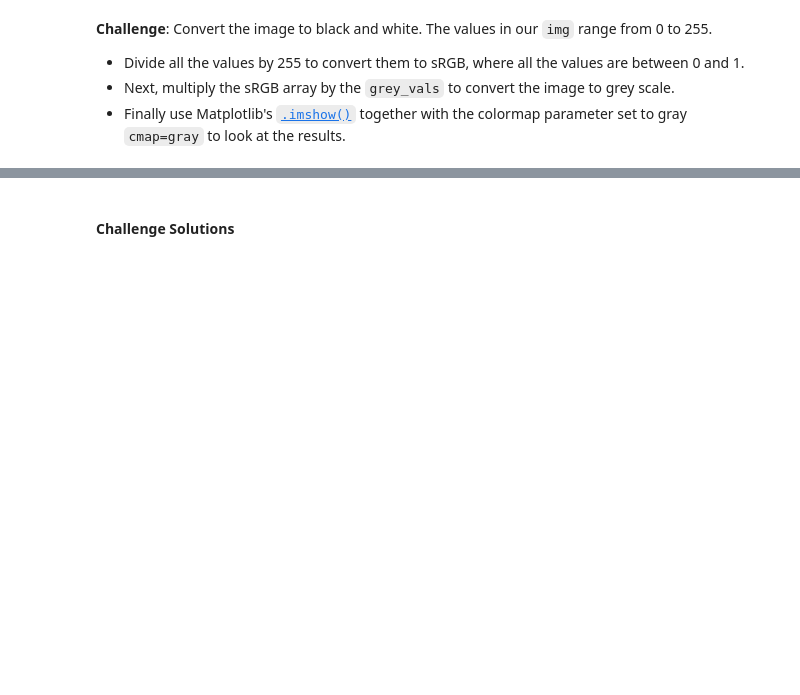
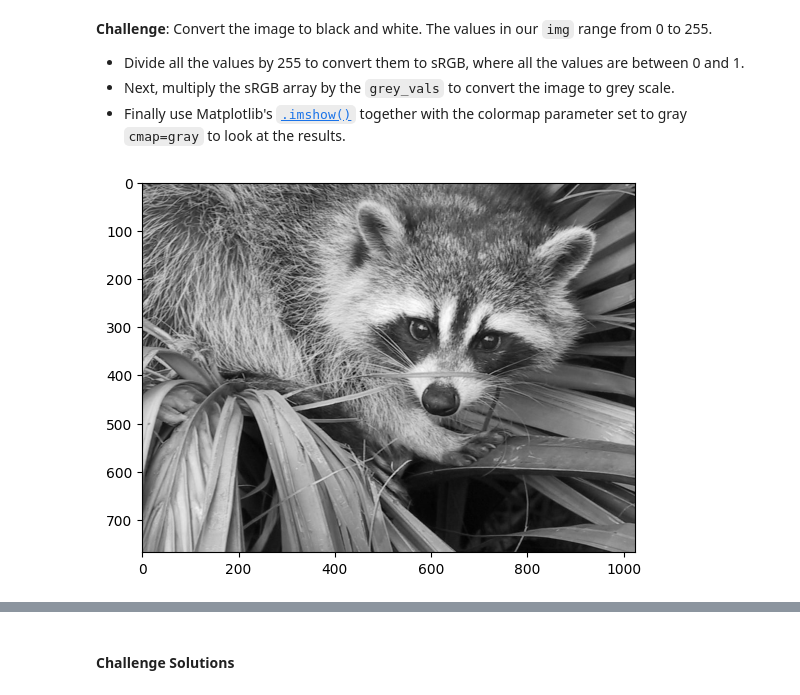
Before and after one commit to Jeff-Nibbs/numpy-arrays, a Jupyter notebook: Computation_with_NumPy_and_N_Dimensional_Arrays_(start).ipynb, the cells around one changed output, grey strips where cells are left out. Cells and saved outputs as stored; diff of their text form; code cells hidden in the pictures; blank space fills up the shorter version.

```diff
--- a/Computation_with_NumPy_and_N_Dimensional_Arrays_(start).ipynb
+++ b/Computation_with_NumPy_and_N_Dimensional_Arrays_(start).ipynb
@@ -249,6 +313,12 @@ Dimensions of result: (4x2)*(2x3)=(4x3)
 * Finally use Matplotlib's [`.imshow()`](https://matplotlib.org/3.1.1/api/_as_gen/matplotlib.pyplot.imshow.html) together with the colormap parameter set to gray `cmap=gray` to look at the results.
 # %%
 grey_vals = np.array([0.2126, 0.7152, 0.0722])
+sRGB = img / 255
+ans = sRGB @ grey_vals
+plt.imshow(ans, cmap='gray')
+plt.show()
+# %% [output]
+[figure, added]
 # %% [markdown]
 **Challenge**: Can you manipulate the images by doing some operations on the underlying ndarrays? See if you can change the values in the ndarray so that:
 
```
Also changed, not shown: parts of 12 cells of this notebook.
